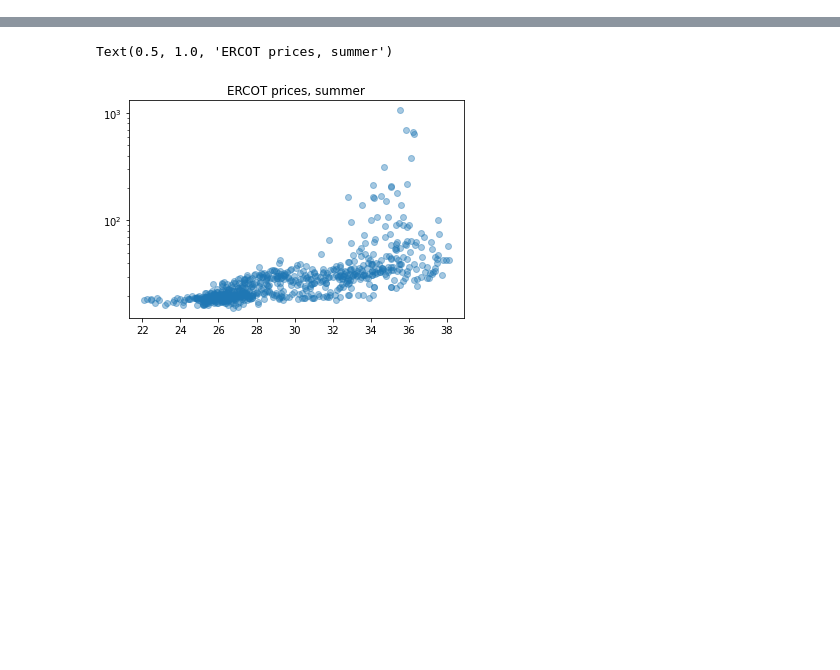
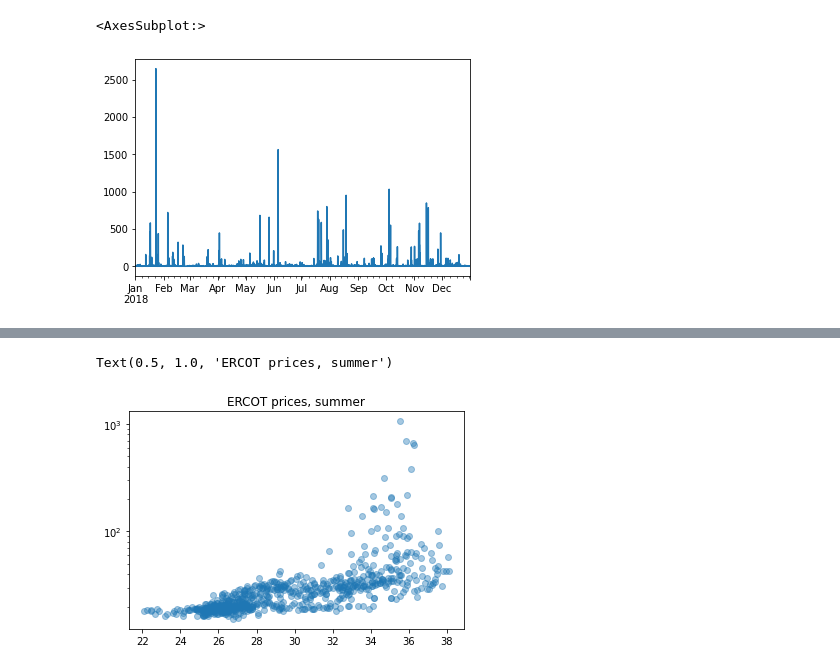
Before and after one commit to dshen109/6-484-proj, a Jupyter notebook: scripts/price-and-weather-comparison.ipynb, the cells around one changed output, grey strips where cells are left out. Drawn from its saved outputs; the diff is of its cells as text; code cells hidden in the pictures; blank space fills up the shorter version.

```diff
--- a/scripts/price-and-weather-comparison.ipynb
+++ b/scripts/price-and-weather-comparison.ipynb
@@ -30,0 +34,5 @@ prices_2018['diff'].hist(bins=50, log=True)
+# %%
+prices_2018['diff'].abs().plot()
+# %% [output]
+<AxesSubplot:>
+[figure, added]
```
Also changed, not shown: parts of 7 cells of this notebook, 4 other files.
